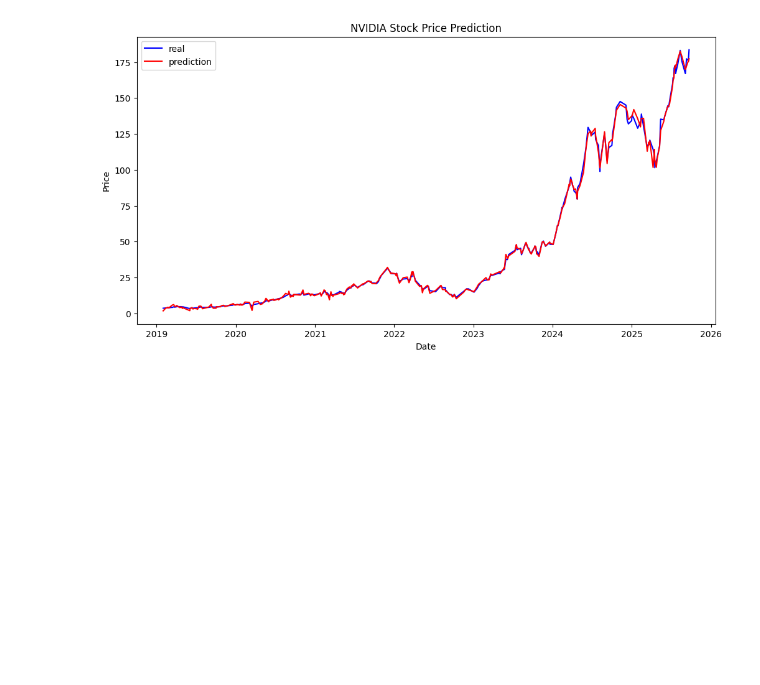
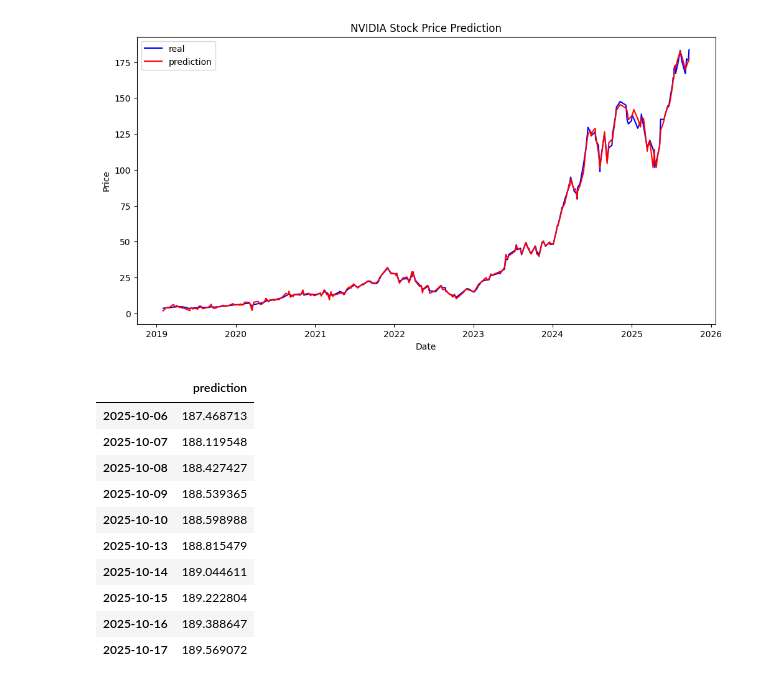
Before and after one commit to Jiyun2025/Who-are-you, a Jupyter notebook: StockAnalysis.ipynb, the cells around one changed output. Saved outputs shown, nothing was run; the diff lists cells and outputs as text; code cells hidden in the pictures; blank space fills up the shorter version.

```diff
--- a/StockAnalysis.ipynb
+++ b/StockAnalysis.ipynb
@@ -308,0 +309,69 @@ plt.show()
+# %%
+# 최근 n일 데이터 가져오기 (피처 계산에 필요한 기간)
+n = 5
+last_data = nvda_data[-n:].copy()
+
+# 예측할 미래 날짜 수 설정
+future_days = 10
+future_predictions_list = []
+future_dates_list = []
+
+# 예측 루프
+for i in range(future_days):
+    # 마지막 데이터의 인덱스 (날짜) 가져오기
+    last_date = last_data.index[-1]
+
+    # 다음 예측 날짜 계산 (영업일 기준)
+    next_date = last_date + pd.Timedelta(days=1)
+    while next_date.dayofweek > 4: # 토요일(5) 또는 일요일(6)이면 다음 날로
+        next_date += pd.Timedelta(days=1)
+
+    future_dates_list.append(next_date)
+
+    # 이동평균 계산: last_data의 'Close' 컬럼 사용
+    # window 크기만큼 데이터가 필요하므로, n일치 데이터가 있는지 확인
+    if len(last_data) >= n:
+        moving_avg = last_data["Close"].rolling(window=n).mean().iloc[-1]
+    else:
+        # 데이터 부족 시 이동평균 계산 불가 - 예측 중단 또는 다른 처리
+        # 여기서는 데이터 부족 시 예측을 중단하도록 합니다.
+        print(f"Warning: Not enough data to calculate moving average for day {i+1}. Stopping prediction.")
+        break
+
+    # profit 계산 (최근 n일 대비 변화율): last_data의 'Close' 컬럼 사용
+    if len(last_data) >= n:
+        profit = (last_data["Close"].iloc[-1] - last_data["Close"].iloc[-n]) / last_data["Close"].iloc[-n]
+    else:
+         # 데이터 부족 시 profit 계산 불가 - 예측 중단 또는 다른 처리
+        print(f"Warning: Not enough data to calculate profit for day {i+1}. Stopping prediction.")
+        break
+
+    # 모델에 넣을 feature DataFrame 생성
+    X_future = pd.DataFrame({"moving_AVG":[moving_avg], "profit":[profit]})
+
+    # 예측
+    pred = model.predict(X_future)[0]
+    future_predictions_list.append(pred)
+
+    # 예측값을 다음 피처 계산을 위해 last_data에 추가
+    # 추가할 데이터는 Series 형태로 만들고 인덱스를 다음 예측 날짜로 설정
+    new_row_data = pd.Series({'Close': pred}, name=next_date)
+    last_data = pd.concat([last_data, new_row_data.to_frame().T])
+
+
+# 예측 결과를 DataFrame으로 저장
+future_predictions_df = pd.DataFrame({'prediction': future_predictions_list}, index=future_dates_list)
+
+display(future_predictions_df)
+# %% [output]
+|  | prediction |
+| 2025-10-06 | 187.468713 |
+| 2025-10-07 | 188.119548 |
+| 2025-10-08 | 188.427427 |
+| 2025-10-09 | 188.539365 |
+| 2025-10-10 | 188.598988 |
+| 2025-10-13 | 188.815479 |
+| 2025-10-14 | 189.044611 |
+| 2025-10-15 | 189.222804 |
+| 2025-10-16 | 189.388647 |
+| 2025-10-17 | 189.569072 |
```
Also changed, not shown: parts of 3 cells of this notebook.
